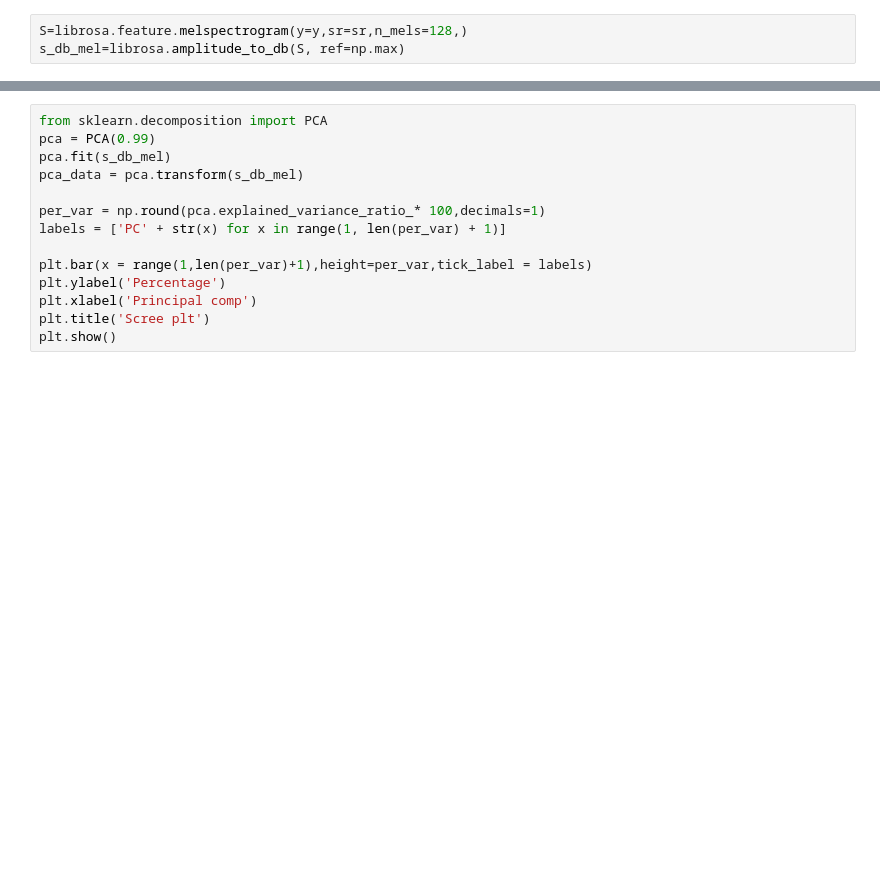
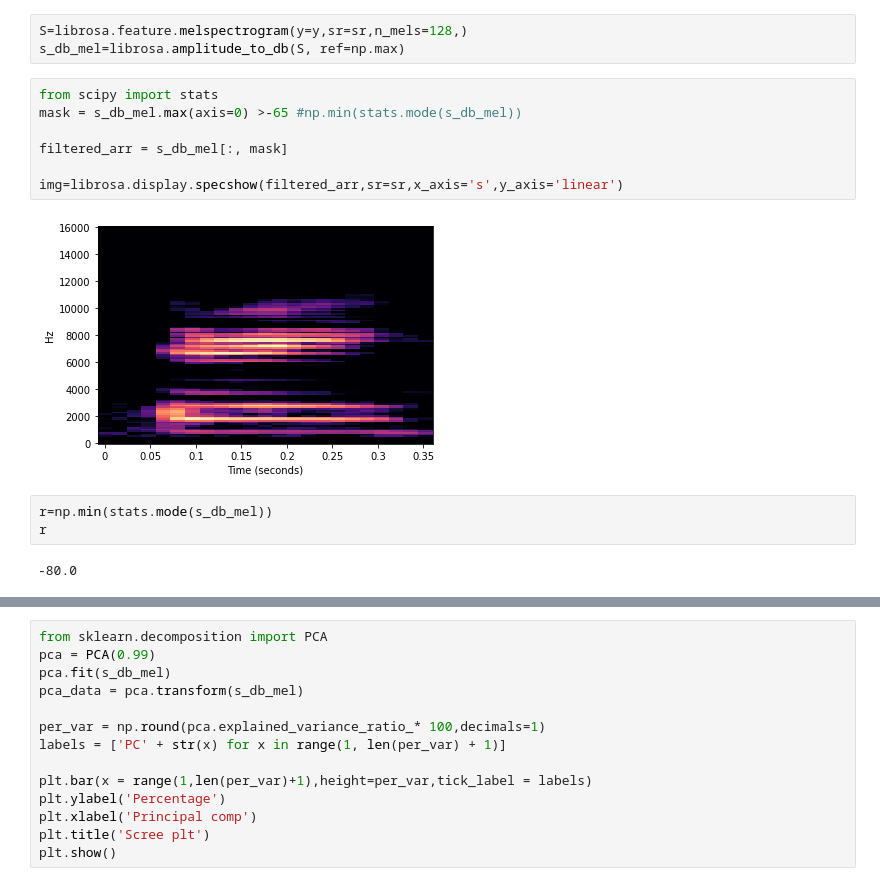
Before and after one commit to KSiva199/Final-Project-Audio, a Jupyter notebook: practice.ipynb, the cells around one changed output, grey strips where cells are left out. Cells and saved outputs as stored; diff of their text form; blank space fills up the shorter version.

```diff
--- a/practice.ipynb
+++ b/practice.ipynb
@@ -136,3 +122,17 @@ plt.colorbar()
 # %%
 S=librosa.feature.melspectrogram(y=y,sr=sr,n_mels=128,)
 s_db_mel=librosa.amplitude_to_db(S, ref=np.max)
+# %%
+from scipy import stats
+mask = s_db_mel.max(axis=0) >-65 #np.min(stats.mode(s_db_mel))
+
+filtered_arr = s_db_mel[:, mask]
+
+img=librosa.display.specshow(filtered_arr,sr=sr,x_axis='s',y_axis='linear')
+# %% [output]
+[figure, added]
+# %%
+r=np.min(stats.mode(s_db_mel))
+r
+# %% [output]
+-80.0
```
Also changed, not shown: parts of 11 cells of this notebook, 3 other files.
